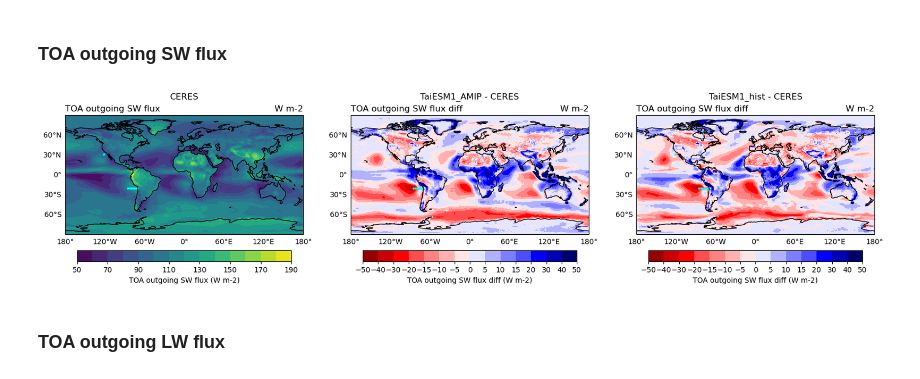
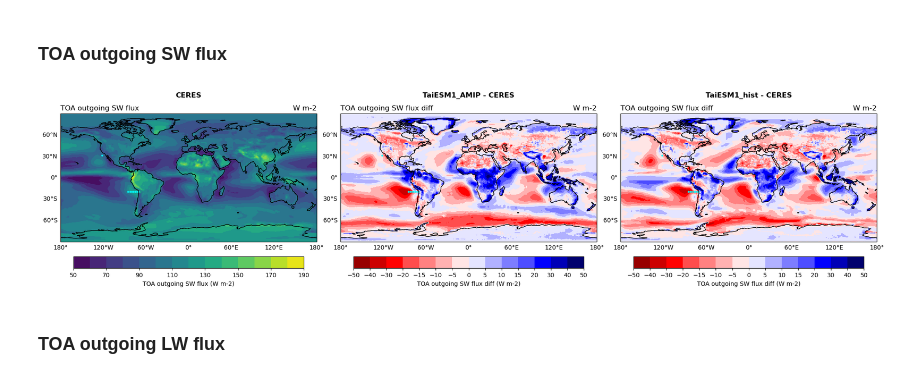
Before and after one commit to yihsuanchen/TaiESM1_Sc_diag, a Jupyter notebook: amip_coupled/plot/plot-cn_map-amip_hist.ipynb, the cells around one changed output. Cells and saved outputs as stored; diff of their text form; code cells hidden in the pictures.

```diff
--- a/amip_coupled/plot/plot-cn_map-amip_hist.ipynb
+++ b/amip_coupled/plot/plot-cn_map-amip_hist.ipynb
@@ -260,7 +260,7 @@ def plot_cn_map(ax, map_projection,
     gl.right_labels = False
 
     #--- add texts
-    ax.set_title(title, y=1.1)
+    ax.set_title(title, y=1.1,  fontweight='bold')
 
     left_string = long_name
     right_string = units
@@ -304,28 +306,30 @@ if (do_test):
 # %%
 map_projection = ccrs.PlateCarree(central_longitude=0)
 fig, (ax1, ax2, ax3) = plt.subplots(1,3, figsize=(20, 8), subplot_kw={'projection': map_projection})   # 2 row, 1 column
+#fig, (ax1, ax2, ax3) = plt.subplots(3,1, figsize=(12, 16), subplot_kw={'projection': map_projection})   # 2 row, 1 column
+fig.tight_layout(pad=4)
 
 #--- CERES
 plot_cn_map (ax1, map_projection, var = sw_all_CERES_mean, varname = "TOA_SW", title = "CERES")
 
 #--- TaiESM1 - CERES
 var_TaiESMmCERES = rsut_TaiESM1_mean - sw_all_CERES_mean
 plot_cn_map (ax2, map_projection, var = var_TaiESMmCERES, varname = "TOA_SW_diff", title = "TaiESM1_AMIP - CERES")
 
 #--- TaiESM1_hist - CERES
 var_TaiESM_histmCERES = rsut_TaiESM1_hist_mean - sw_all_CERES_mean
 plot_cn_map (ax3, map_projection, var = var_TaiESM_histmCERES, varname = "TOA_SW_diff", title = "TaiESM1_hist - CERES")
 
 c_dycoms = "cyan"
 plot_location_dots(ax1, map_projection, c=c_dycoms, loc = "DYCOMS")
 plot_location_dots(ax2, map_projection, c=c_dycoms, loc = "DYCOMS")
 plot_location_dots(ax3, map_projection, c=c_dycoms, loc = "DYCOMS")
 
 plot_location_dots(ax1, map_projection, loc = "VOCALS-REx_20S")
 plot_location_dots(ax2, map_projection, loc = "VOCALS-REx_20S")
 plot_location_dots(ax3, map_projection, loc = "VOCALS-REx_20S")
 # %% [output]
-[figure, old version]
+[figure, new version]
 # %% [markdown]
 ### TOA outgoing LW flux
 # %%
```
Also changed, not shown: parts of 1 cell of this notebook.
